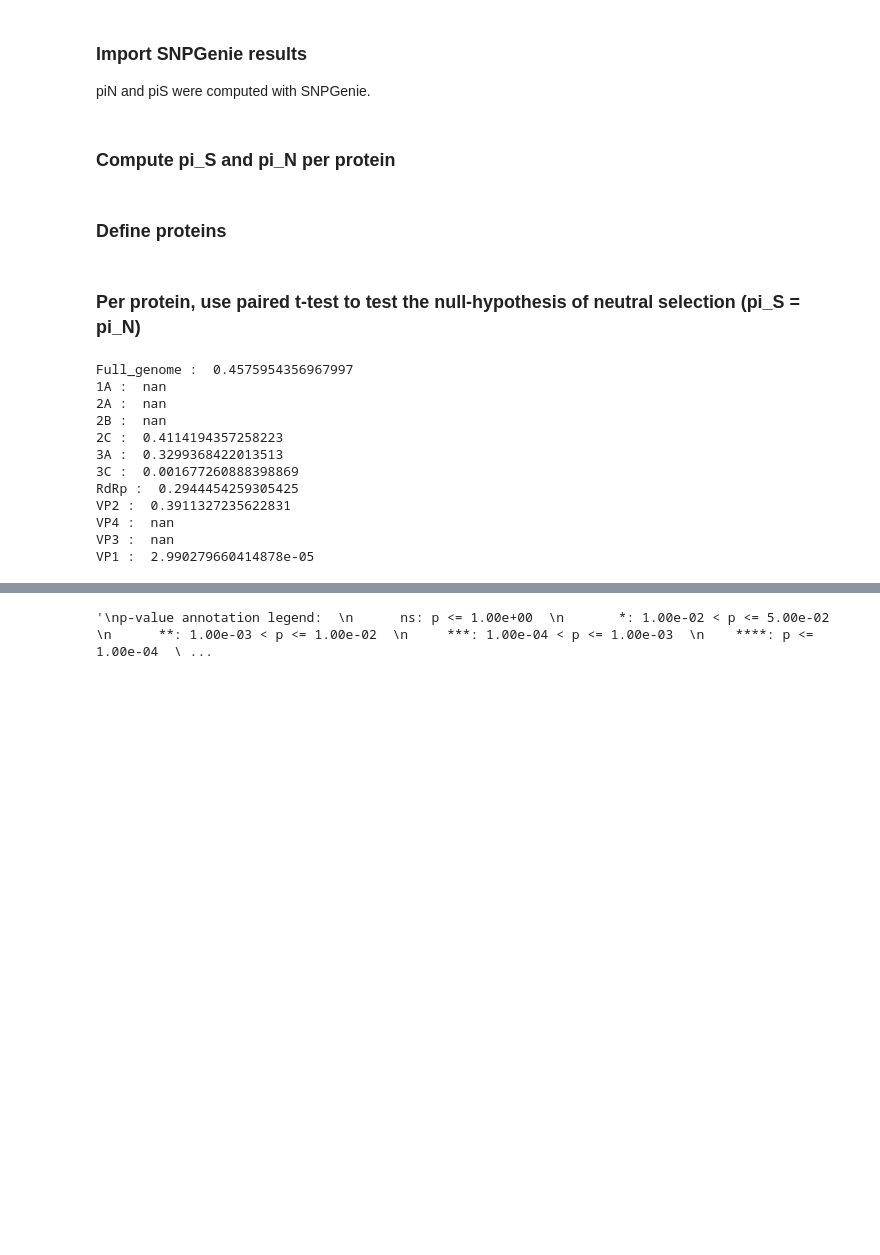
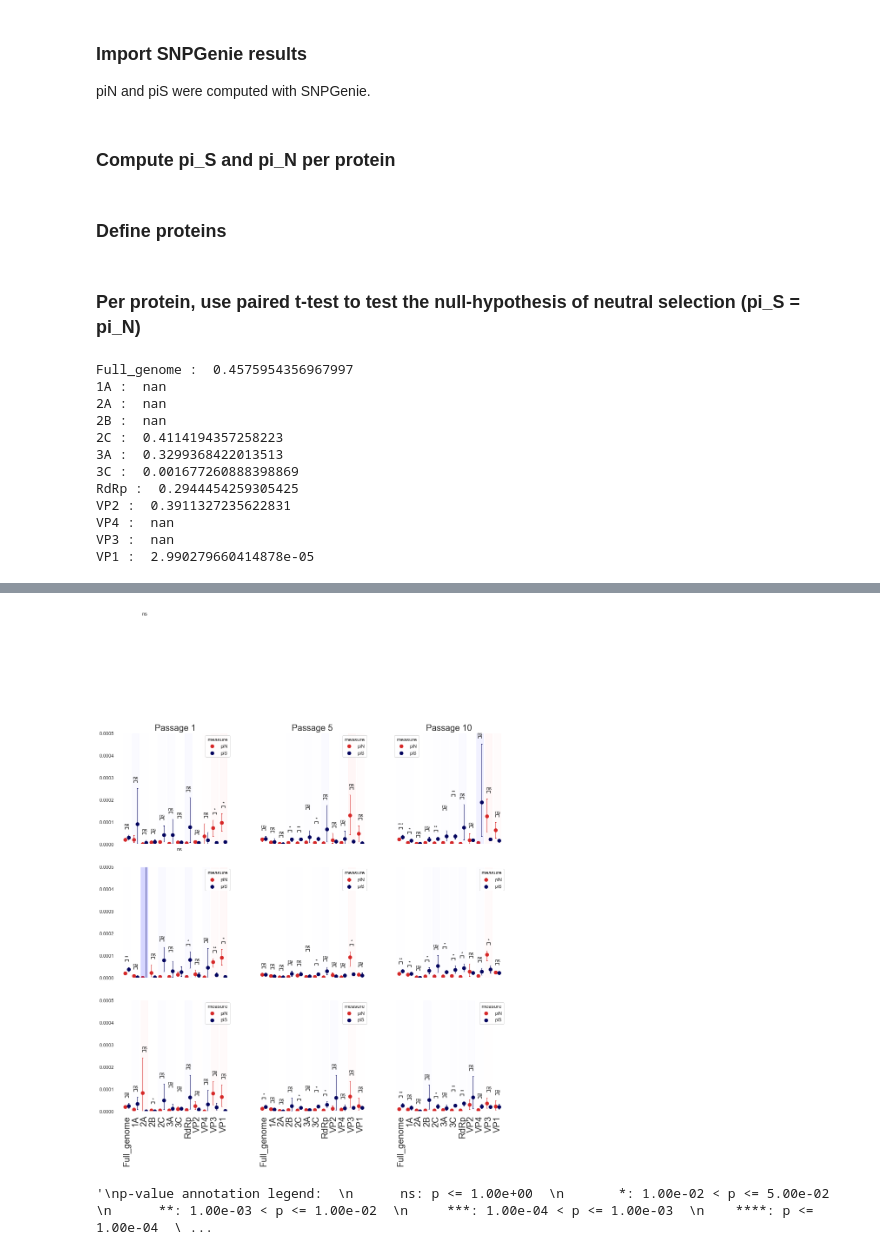
Before and after one commit to LaraFuhrmann/DCV-Evolution-Data-Processing, a Jupyter notebook: workflow/notebooks/Supplementary_Figure_6_selection_analysis.ipynb, the cells around one changed output, grey strips where cells are left out. Cells and saved outputs as stored; diff of their text form; code cells hidden in the pictures; blank space fills up the shorter version.

```diff
--- a/workflow/notebooks/Supplementary_Figure_6_selection_analysis.ipynb
+++ b/workflow/notebooks/Supplementary_Figure_6_selection_analysis.ipynb
@@ -434,3 +434,86 @@ RdRp_piN vs. RdRp_piS: t-test paired samples, P_val:4.491e-03 t=-5.766e+00
 # %%
 fig.savefig('./000__Manuscript_figures/Supplement_Figure_6__selection_analysis.pdf')
 fig.savefig('./000__Manuscript_figures/Supplement_Figure_6__selection_analysis.svg')
+# %%
+fig, ax = plt.subplots(3,3, sharex=True, sharey=True, figsize=(16,16))
+sns.set(rc={'axes.facecolor':'white', 'figure.facecolor':'white'})
+
+for idx_passage, passage in enumerate(["passage_1", "passage_5", "passage_10"]):
+    df_temp = df_sns[df_sns["passage"]==passage]
+    for idx_genotype, genotype in enumerate(['wild_type', 'dicer_KO', 'dicer_over_expressing']):
+
+        data = df_temp[df_temp["genotype"]==genotype]
+        sns.pointplot(
+            ax=ax[idx_genotype][idx_passage],
+            data=data,
+            markers='o',
+            linestyles='',
+            x="protein",
+            y='value',
+            hue ='measure',
+            errorbar=('ci', 95),
+            hue_order=["piN", "piS"],
+            errwidth=1.1,
+            capsize=0.1,
+            order=protein_order,
+            palette=['#d62828', '#03045e'],
+            dodge=0.4,
+        )
+        ax[idx_genotype][idx_passage].set_xlabel("")
+        ax[idx_genotype][idx_passage].set_ylabel("")
+
+
+        ax[idx_genotype][idx_passage].set_ylim(0,0.00042)
+
+        # shade background to show positive or negative selection
+        df_direction_selection = df_p_value[df_p_value["passage"]==passage]
+        df_direction_selection = df_direction_selection[df_direction_selection["genotype"]==genotype]
+
+        for idx_protein, protein in enumerate(protein_order):
+            piN_minus_piS = df_direction_selection[df_direction_selection["protein"]==protein]["mean_piN-mean_piS"].values[0]
+            if piN_minus_piS > 0: # positive selection
+                color = 'red'
+                alpha = np.abs(piN_minus_piS)*300
+            elif piN_minus_piS < 0: # negative selection
+                color='blue'
+                alpha = np.abs(piN_minus_piS)*300
+
+            ax[idx_genotype][idx_passage].axvspan(xmin=idx_protein-0.4, xmax=idx_protein+0.4, color=color, alpha=alpha)
+
+
+        # subset the table otherwise the stats were calculated on the whole dataset
+        annot = Annotator(ax[idx_genotype][idx_passage],
+                          pairs_subplots,
+                          data=data,
+                          x="protein",
+                          y='value',
+                          order=protein_order,
+                          hue='measure',
+                          hue_order=["piN", "piS"])
+        annot.configure(test='t-test_paired',loc='inside', verbose=2)
+        annot.apply_test().annotate()
+        ax[idx_genotype][idx_passage].set_ylim(0,0.0005)
+
+
+ax[2][0].tick_params(axis='x', rotation=90, labelsize = 20)
+ax[2][1].tick_params(axis='x', rotation=90, labelsize = 20)
+ax[2][2].tick_params(axis='x', rotation=90, labelsize = 20)
+
+ax[0][0].set_title("Passage 1", fontsize=20)
+ax[0][1].set_title("Passage 5", fontsize=20)
+ax[0][2].set_title("Passage 10", fontsize=20)
+
+"""
+ax[0][2].set_ylabel("WT", fontsize=30)
+ax[0][2].yaxis.set_label_position("right")
+
+ax[1][2].set_ylabel("KO", fontsize=30)
+ax[1][2].yaxis.set_label_position("right")
+
+ax[2][2].set_ylabel("OE", fontsize=30)
+ax[2][2].yaxis.set_label_position("right")
+"""
+
+fig.tight_layout()
+fig.show()
+# %% [output]
@@ -436,0 +691 @@ fig.savefig('./000__Manuscript_figures/Supplement_Figure_6__selection_analysis.s
+[figure, added]
```
Also changed, not shown: parts of 3 cells of this notebook, 1 other file.
